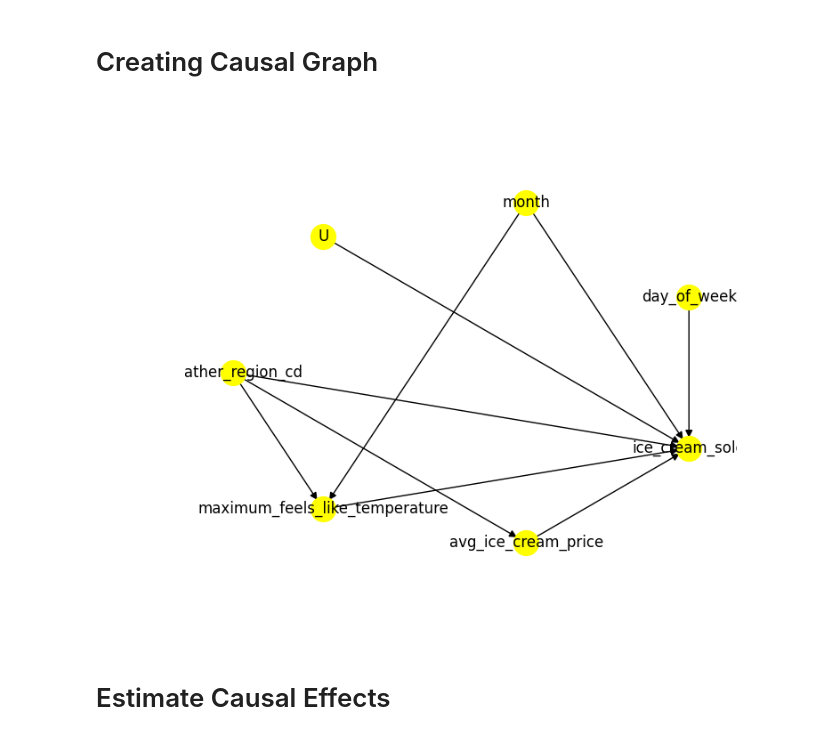
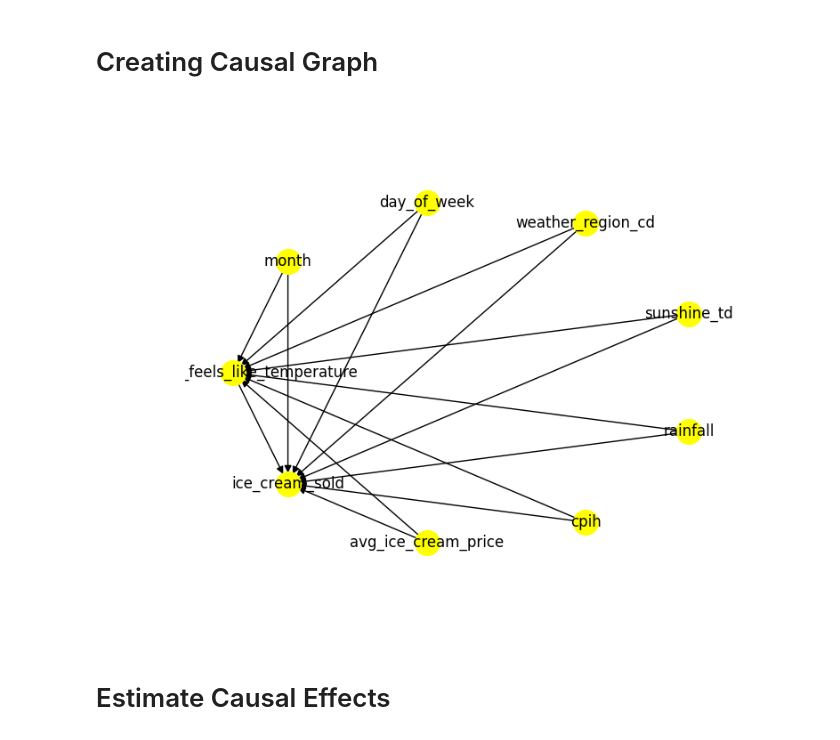
Before and after one commit to adi-jacobson/causal-ice-cream, a Jupyter notebook: notebooks/causal_modelling_econl_ml_only.ipynb, the cells around one changed output. Cells and saved outputs as stored; diff of their text form; code cells hidden in the pictures.

```diff
--- a/notebooks/causal_modelling_econl_ml_only.ipynb
+++ b/notebooks/causal_modelling_econl_ml_only.ipynb
@@ -52,15 +52,15 @@ Y_train, Y_test, T_train, T_test, X_train, X_test, W_train, W_test = train_test_
 # %%
 model = CausalModel(
     data=df,
     treatment=treatment,
     outcome=outcome,
     common_causes=covariates,
     instruments=None,
     effect_modifiers=None)
 
-display(Image(filename="causal_model.png"))
+display(Image(filename="../figures/causal_model.png"))
 # %% [output]
-[figure, old version]
+[figure, new version]
 # %% [markdown]
 # Estimate Causal Effects
 # %%
```
Also changed, not shown: parts of 8 cells of this notebook, 1 other file.
